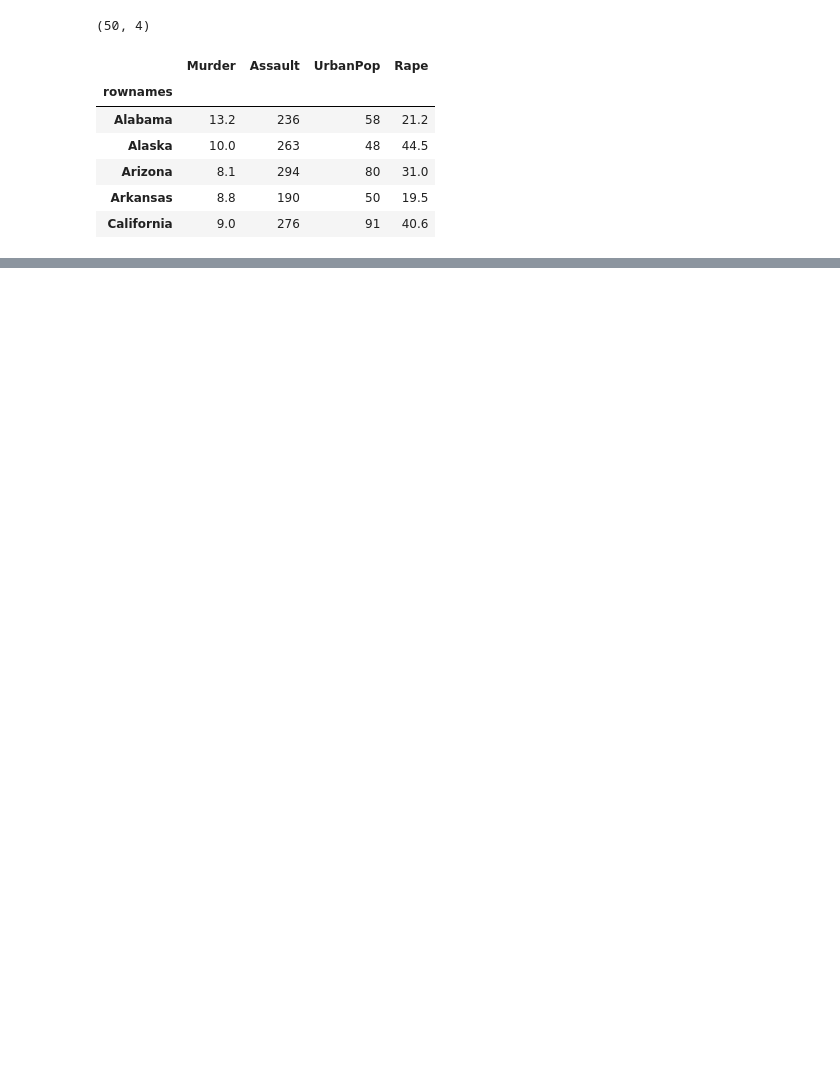
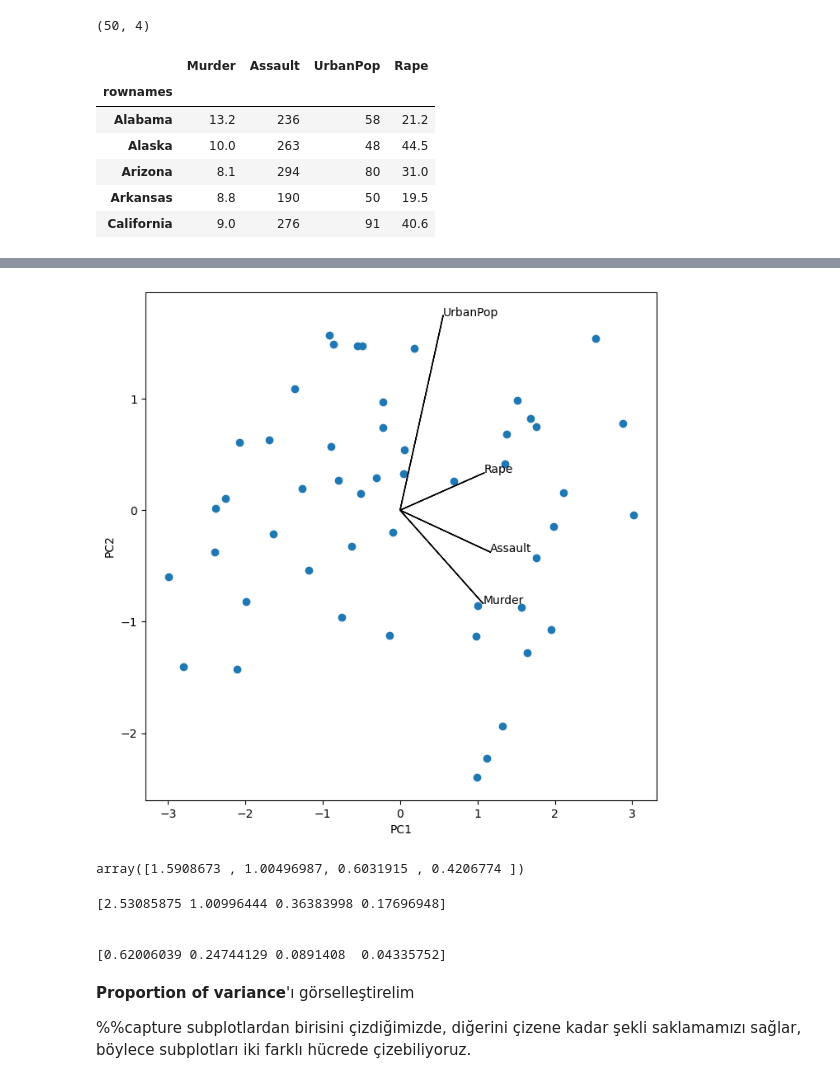
Before and after one commit to umutky/ds_study, a Jupyter notebook: dimensionality_reduction.ipynb, the cells around one changed output, grey strips where cells are left out. Cells and saved outputs as stored; diff of their text form; code cells hidden in the pictures; blank space fills up the shorter version.

```diff
--- a/dimensionality_reduction.ipynb
+++ b/dimensionality_reduction.ipynb
@@ -16,0 +119,33 @@ USArrests.head()
+# %%
+scale_arrow = s_ = 2
+scores[:,1] *= -1
+pca.components_[1] *= -1 # flip the y-axis
+fig, ax = plt.subplots(1, 1, figsize=(8, 8))
+ax.scatter(scores[:,0], scores[:,1])
+ax.set_xlabel('PC%d' % (i+1))
+ax.set_ylabel('PC%d' % (j+1))
+for k in range(pca.components_.shape[1]):
+    ax.arrow(0, 0, s_*pca.components_[i,k], s_*pca.components_[ j,k])
+    ax.text(s_*pca.components_[i,k], s_*pca.components_[j,k],
+    USArrests.columns[k])
+# %% [output]
+[figure, added]
+# %%
+scores.std(0, ddof=1)
+# %% [output]
+array([1.5908673 , 1.00496987, 0.6031915 , 0.4206774 ])
+# %%
+# Her bir değişkenin veri setindeki değişime ne kadar etkisi olduğunu görebiliyoruz.
+print(pca.explained_variance_,'\n\n')
+
+# Varyansı oransal olarak görmemizi sağlar
+print(pca.explained_variance_ratio_)
+# %% [output]
+[2.53085875 1.00996444 0.36383998 0.17696948]
+
+
+[0.62006039 0.24744129 0.0891408  0.04335752]
+# %% [markdown]
+**Proportion of variance**'ı görselleştirelim
+
+%%capture subplotlardan birisini çizdiğimizde, diğerini çizene kadar şekli saklamamızı sağlar, böylece subplotları iki farklı hücrede çizebiliyoruz.
```
Also changed, not shown: parts of 11 cells of this notebook.
